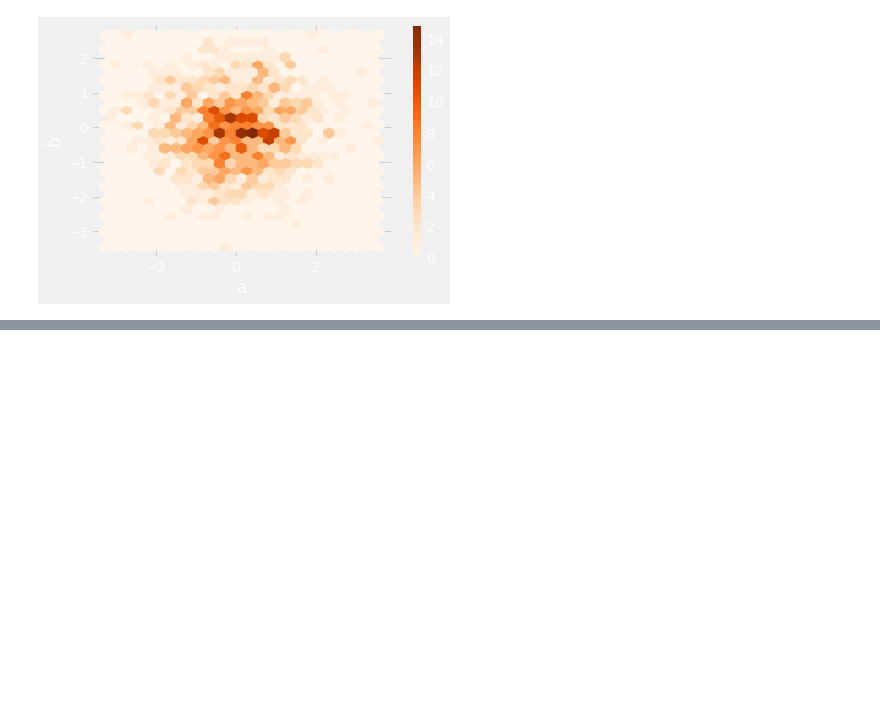
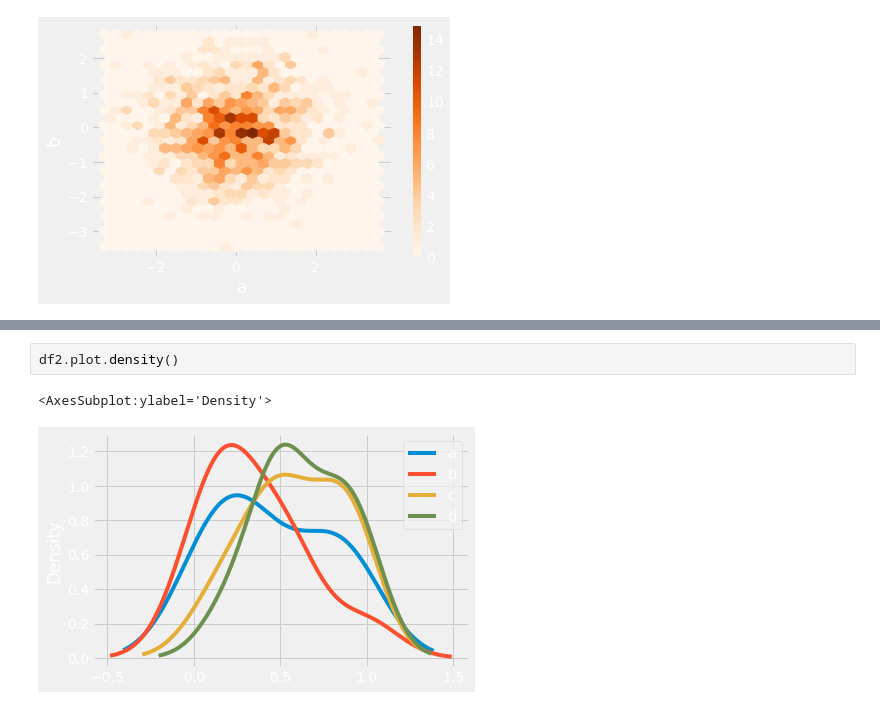
Before and after one commit to Atik1000/Machine-Learning-with-Python-Zero-to-GBMs, a Jupyter notebook: 6.Pandas Built-in Data Viz/Pandas_Built_in_Data_Visualization.ipynb, the cells around one changed output, grey strips where cells are left out. Drawn from its saved outputs; the diff is of its cells as text; blank space fills up the shorter version.

```diff
--- a/6.Pandas Built-in Data Viz/Pandas_Built_in_Data_Visualization.ipynb
+++ b/6.Pandas Built-in Data Viz/Pandas_Built_in_Data_Visualization.ipynb
@@ -147,0 +155,5 @@ df.plot.hexbin(x='a',y='b',gridsize=25,cmap='Oranges')
+# %%
+df2.plot.density()
+# %% [output]
+<AxesSubplot:ylabel='Density'>
+[figure, added]
```
Also changed, not shown: parts of 3 cells of this notebook, 3 other files.
